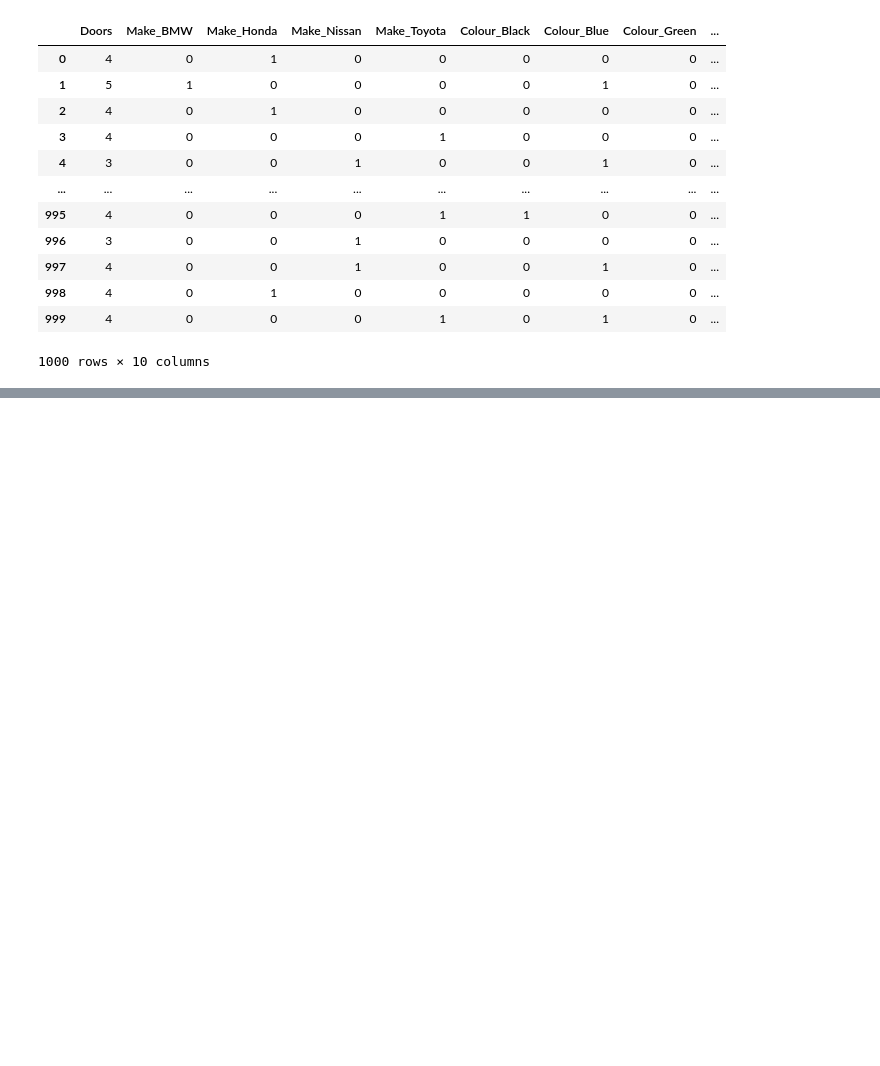
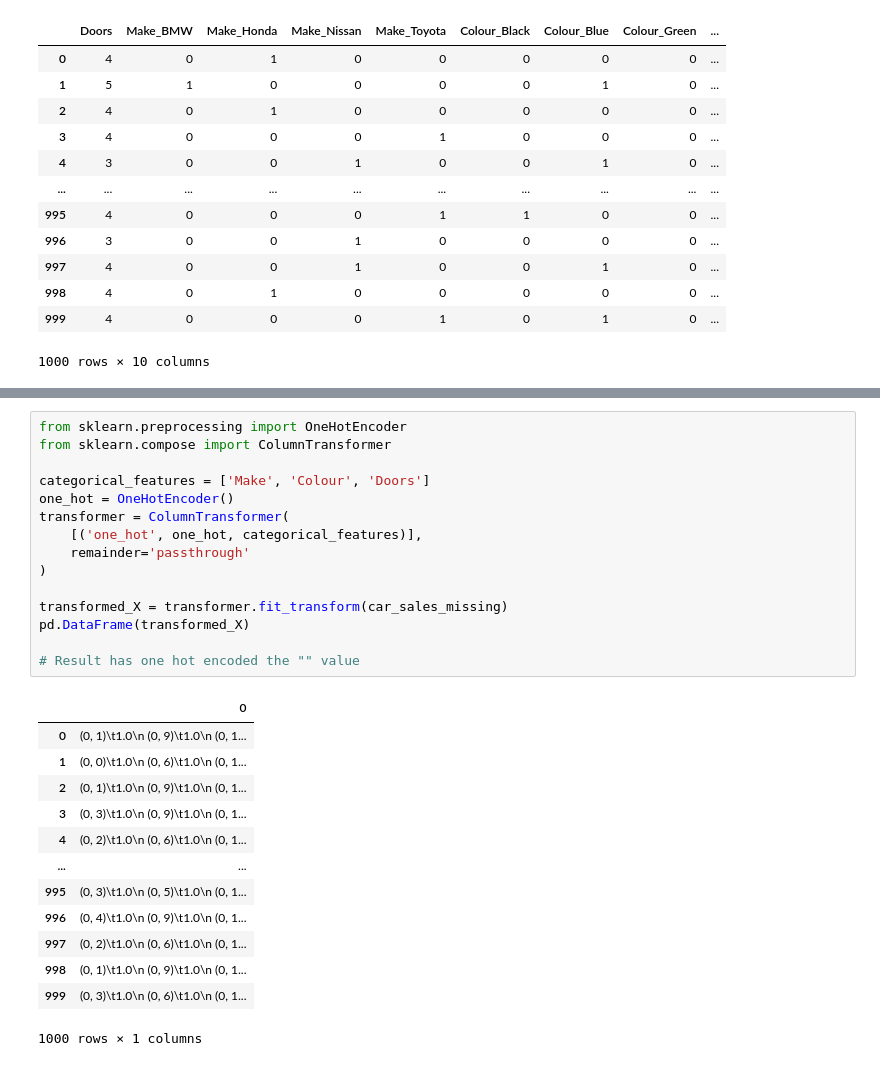
Before and after one commit to Ammar-Raneez/ML_Learning_ZTM, a Jupyter notebook: sklearn-workflow.ipynb, the cells around one changed output, grey strips where cells are left out. Cells and saved outputs as stored; diff of their text form; blank space fills up the shorter version.

```diff
--- a/sklearn-workflow.ipynb
+++ b/sklearn-workflow.ipynb
@@ -106,0 +151,29 @@ dummies
+# %%
+from sklearn.preprocessing import OneHotEncoder
+from sklearn.compose import ColumnTransformer
+
+categorical_features = ['Make', 'Colour', 'Doors']
+one_hot = OneHotEncoder()
+transformer = ColumnTransformer(
+    [('one_hot', one_hot, categorical_features)],
+    remainder='passthrough'
+)
+
+transformed_X = transformer.fit_transform(car_sales_missing)
+pd.DataFrame(transformed_X)
+
+# Result has one hot encoded the "" value
+# %% [output]
+|  | 0 |
+| 0 | (0, 1)\t1.0\n (0, 9)\t1.0\n (0, 1... |
+| 1 | (0, 0)\t1.0\n (0, 6)\t1.0\n (0, 1... |
+| 2 | (0, 1)\t1.0\n (0, 9)\t1.0\n (0, 1... |
+| 3 | (0, 3)\t1.0\n (0, 9)\t1.0\n (0, 1... |
+| 4 | (0, 2)\t1.0\n (0, 6)\t1.0\n (0, 1... |
+| ... | ... |
+| 995 | (0, 3)\t1.0\n (0, 5)\t1.0\n (0, 1... |
+| 996 | (0, 4)\t1.0\n (0, 9)\t1.0\n (0, 1... |
+| 997 | (0, 2)\t1.0\n (0, 6)\t1.0\n (0, 1... |
+| 998 | (0, 1)\t1.0\n (0, 9)\t1.0\n (0, 1... |
+| 999 | (0, 3)\t1.0\n (0, 6)\t1.0\n (0, 1... |
+1000 rows × 1 columns
```
Also changed, not shown: parts of 21 cells of this notebook.
